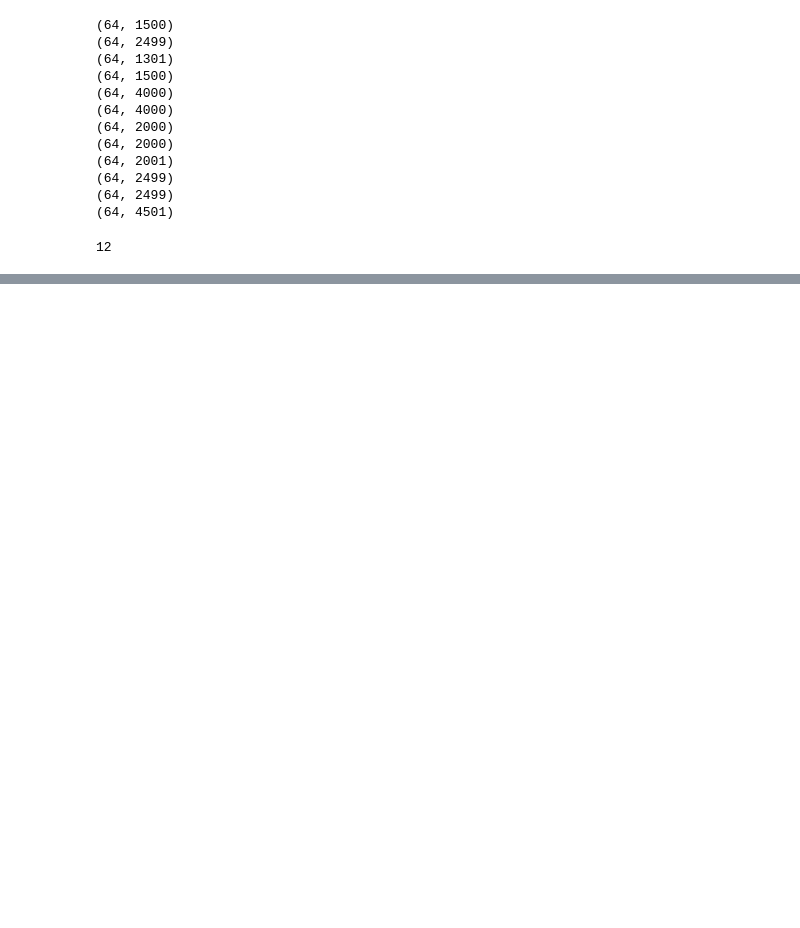
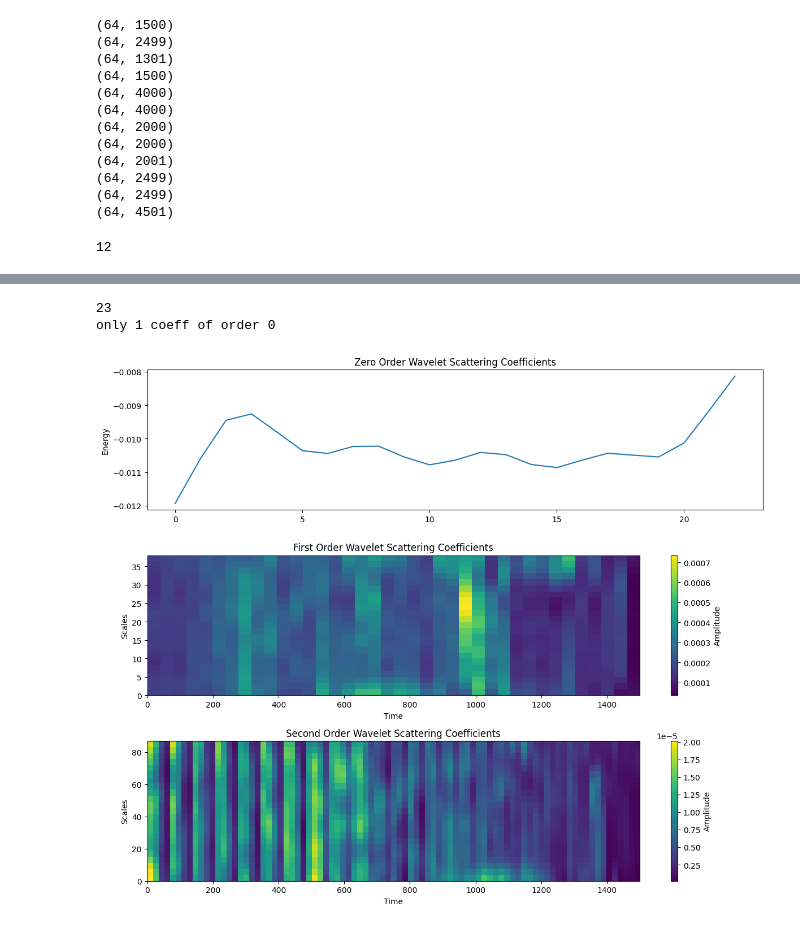
Before and after one commit to miriamgf/egm_reconstruction, a Jupyter notebook: Code/scripts/loading_data.ipynb, the cells around one changed output, grey strips where cells are left out. Drawn from its saved outputs; the diff is of its cells as text; code cells hidden in the pictures; blank space fills up the shorter version.

```diff
--- a/Code/scripts/loading_data.ipynb
+++ b/Code/scripts/loading_data.ipynb
@@ -198,0 +301,45 @@ print(len(bsps_64_all_models))
+# %%
+# PLOTTING SCATTERING COEFFS DEPENDING ON THE ORDER
+
+plt.figure(figsize=(12, 10))
+
+# Coeffs order 0
+plt.subplot(3, 1, 1)
+print(len(order_0_coeffs[0]))
+#plt.plot(order_0_coeffs.T)
+
+if len(order_0_coeffs) > 1:
+    print("more than 1 coeff", len(order_0_coeffs))
+    plt.plot(order_0_coeffs[0])
+
+
+else:
+    print("only 1 coeff of order 0")
+    plt.plot(order_0_coeffs[0])
+
+plt.title('Zero Order Wavelet Scattering Coefficients')
+plt.ylabel('Energy')
+
+
+# Coeffs order 1
+plt.subplot(3, 1, 2)
+plt.imshow(order_1_coeffs.T, aspect='auto', cmap='viridis', extent=[0, len(signal_ex), 0, order_1_coeffs.shape[0]])
+plt.colorbar(label='Amplitude')
+plt.title('First Order Wavelet Scattering Coefficients')
+plt.xlabel('Time')
+plt.ylabel('Scales')
+
+# Coeffs order 2
+plt.subplot(3, 1, 3)
+plt.imshow(order_2_coeffs.T, aspect='auto', cmap='viridis', extent=[0, len(signal_ex), 0, order_2_coeffs.shape[0]])
+plt.colorbar(label='Amplitude')
+plt.title('Second Order Wavelet Scattering Coefficients')
+plt.xlabel('Time')
+plt.ylabel('Scales')
+
+plt.tight_layout()
+plt.show()
+# %% [output]
+23
+only 1 coeff of order 0
+[figure, added]
```
Also changed, not shown: parts of 12 cells of this notebook.
